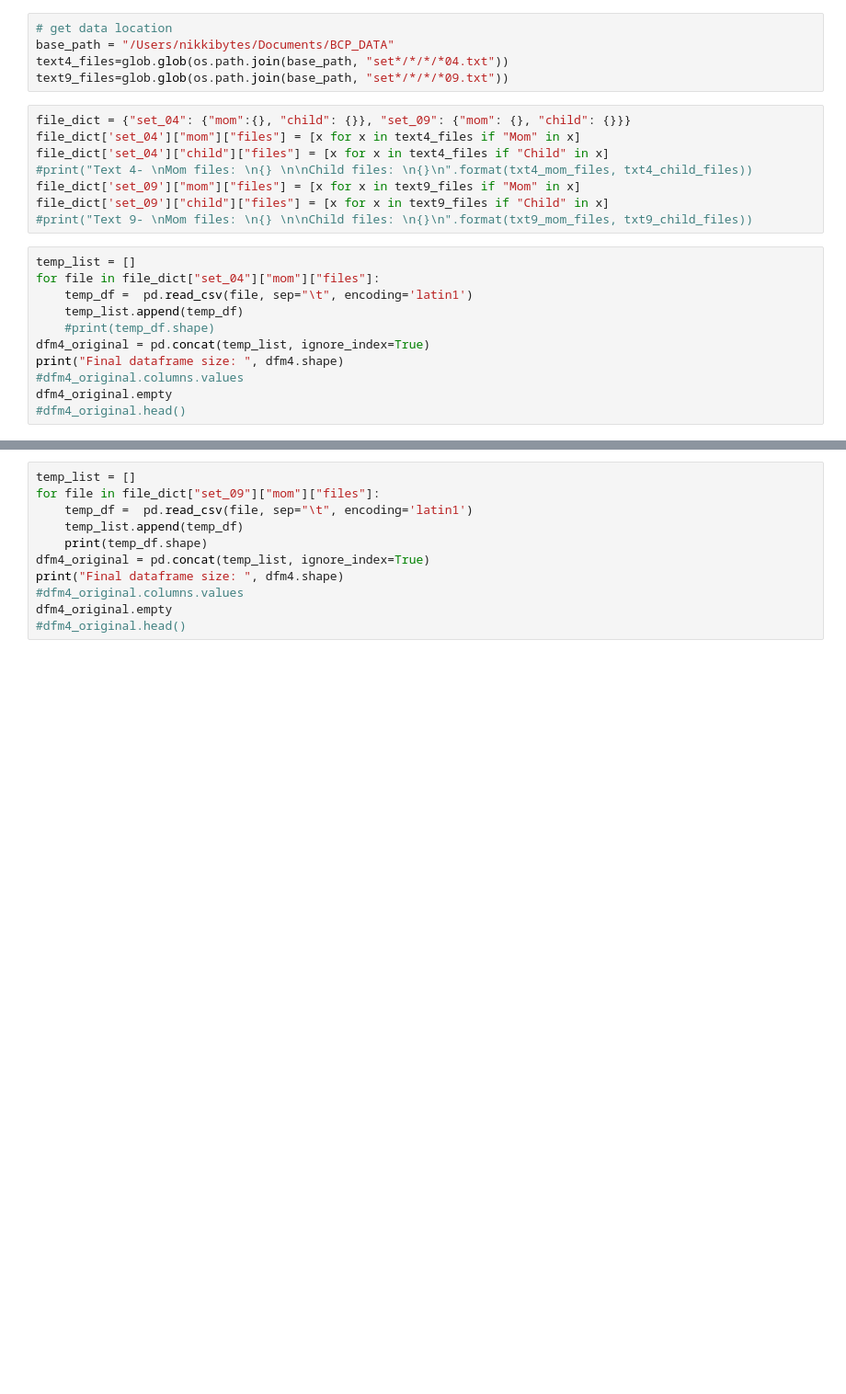
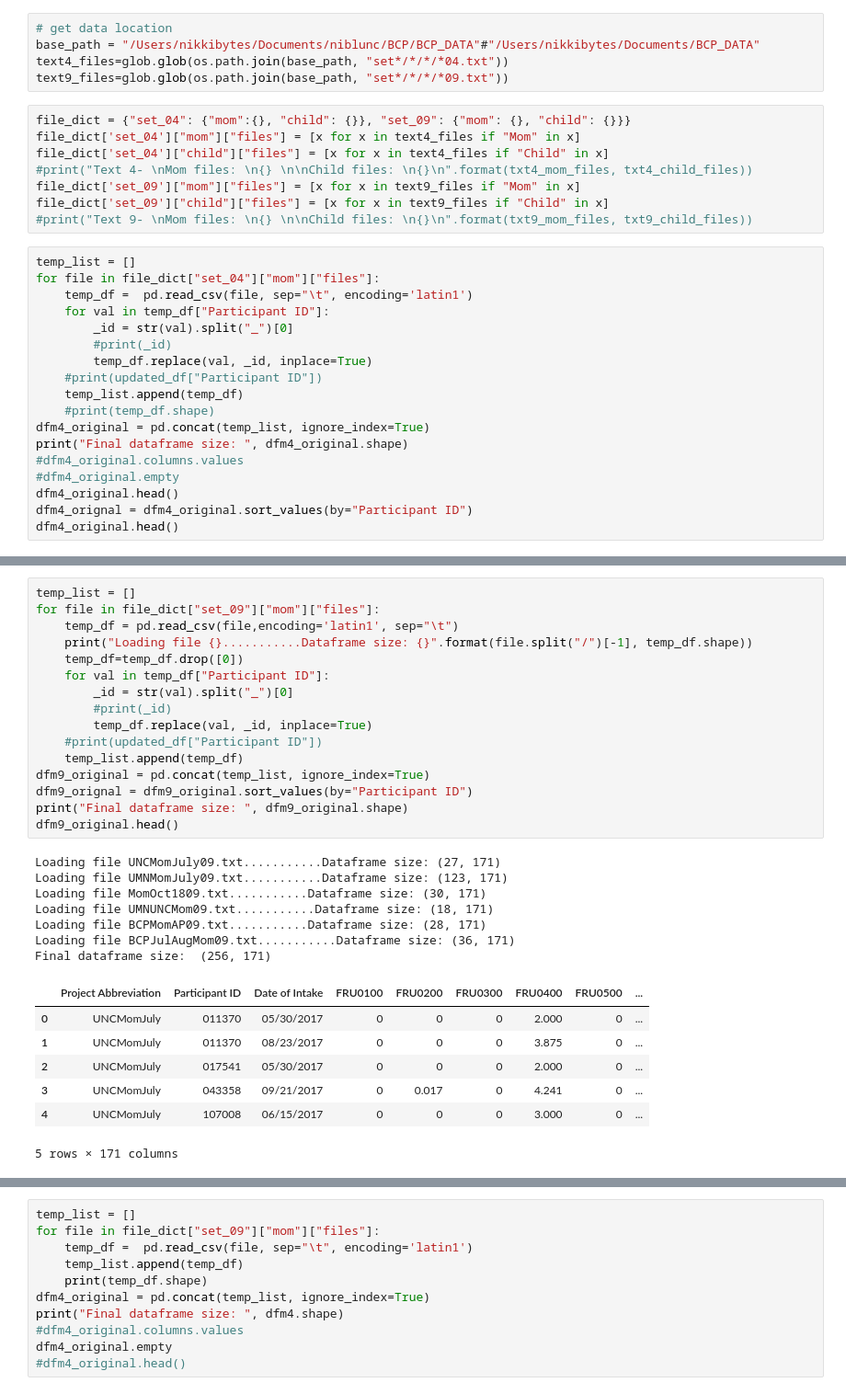
Before and after one commit to niblunc/BCP, a Jupyter notebook: draft2.ipynb, the cells around one changed output, grey strips where cells are left out. Shown: that part at 92% size. Drawn from its saved outputs; the diff is of its cells as text; blank space fills up the shorter version.

Commit message:
added data and edits to data

```diff
--- a/draft2.ipynb
+++ b/draft2.ipynb
@@ -6,7 +6,7 @@ import warnings
 warnings.filterwarnings('ignore')
 # %%
 # get data location
-base_path = "/Users/nikkibytes/Documents/BCP_DATA"
+base_path = "/Users/nikkibytes/Documents/niblunc/BCP/BCP_DATA"#"/Users/nikkibytes/Documents/BCP_DATA"
 text4_files=glob.glob(os.path.join(base_path, "set*/*/*/*04.txt"))
 text9_files=glob.glob(os.path.join(base_path, "set*/*/*/*09.txt"))
 # %%
@@ -21,12 +21,19 @@ file_dict['set_09']["child"]["files"] = [x for x in text9_files if "Child" in x]
 temp_list = []
 for file in file_dict["set_04"]["mom"]["files"]:
     temp_df =  pd.read_csv(file, sep="\t", encoding='latin1')
+    for val in temp_df["Participant ID"]:
+        _id = str(val).split("_")[0]
+        #print(_id)
+        temp_df.replace(val, _id, inplace=True)
+    #print(updated_df["Participant ID"])
     temp_list.append(temp_df)
     #print(temp_df.shape)
 dfm4_original = pd.concat(temp_list, ignore_index=True)
-print("Final dataframe size: ", dfm4.shape)
+print("Final dataframe size: ", dfm4_original.shape)
 #dfm4_original.columns.values
-dfm4_original.empty
-#dfm4_original.head()
+#dfm4_original.empty
+dfm4_original.head()
+dfm4_orignal = dfm4_original.sort_values(by="Participant ID")
+dfm4_original.head()
 # %% [output]
 Final dataframe size:  (256, 226)
@@ -33,0 +68,31 @@ False
+# %%
+temp_list = []
+for file in file_dict["set_09"]["mom"]["files"]:
+    temp_df = pd.read_csv(file,encoding='latin1', sep="\t")
+    print("Loading file {}...........Dataframe size: {}".format(file.split("/")[-1], temp_df.shape))
+    temp_df=temp_df.drop([0])
+    for val in temp_df["Participant ID"]:
+        _id = str(val).split("_")[0]
+        #print(_id)
+        temp_df.replace(val, _id, inplace=True)
+    #print(updated_df["Participant ID"])
+    temp_list.append(temp_df)
+dfm9_original = pd.concat(temp_list, ignore_index=True)
+dfm9_orignal = dfm9_original.sort_values(by="Participant ID")
+print("Final dataframe size: ", dfm9_original.shape)
+dfm9_original.head()
+# %% [output]
+Loading file UNCMomJuly09.txt...........Dataframe size: (27, 171)
+Loading file UMNMomJuly09.txt...........Dataframe size: (123, 171)
+Loading file MomOct1809.txt...........Dataframe size: (30, 171)
+Loading file UMNUNCMom09.txt...........Dataframe size: (18, 171)
+Loading file BCPMomAP09.txt...........Dataframe size: (28, 171)
+Loading file BCPJulAugMom09.txt...........Dataframe size: (36, 171)
+Final dataframe size:  (256, 171)
+|  | Project Abbreviation | Participant ID | Date of Intake | FRU0100 | FRU0200 | FRU0300 | FRU0400 | FRU0500 | ... |
+| 0 | UNCMomJuly | 011370 | 05/30/2017 | 0 | 0 | 0 | 2.000 | 0 | ... |
+| 1 | UNCMomJuly | 011370 | 08/23/2017 | 0 | 0 | 0 | 3.875 | 0 | ... |
+| 2 | UNCMomJuly | 017541 | 05/30/2017 | 0 | 0 | 0 | 2.000 | 0 | ... |
+| 3 | UNCMomJuly | 043358 | 09/21/2017 | 0 | 0.017 | 0 | 4.241 | 0 | ... |
+| 4 | UNCMomJuly | 107008 | 06/15/2017 | 0 | 0 | 0 | 3.000 | 0 | ... |
+5 rows × 171 columns
```
Also changed, not shown: parts of 12 cells of this notebook, 9 other files.
